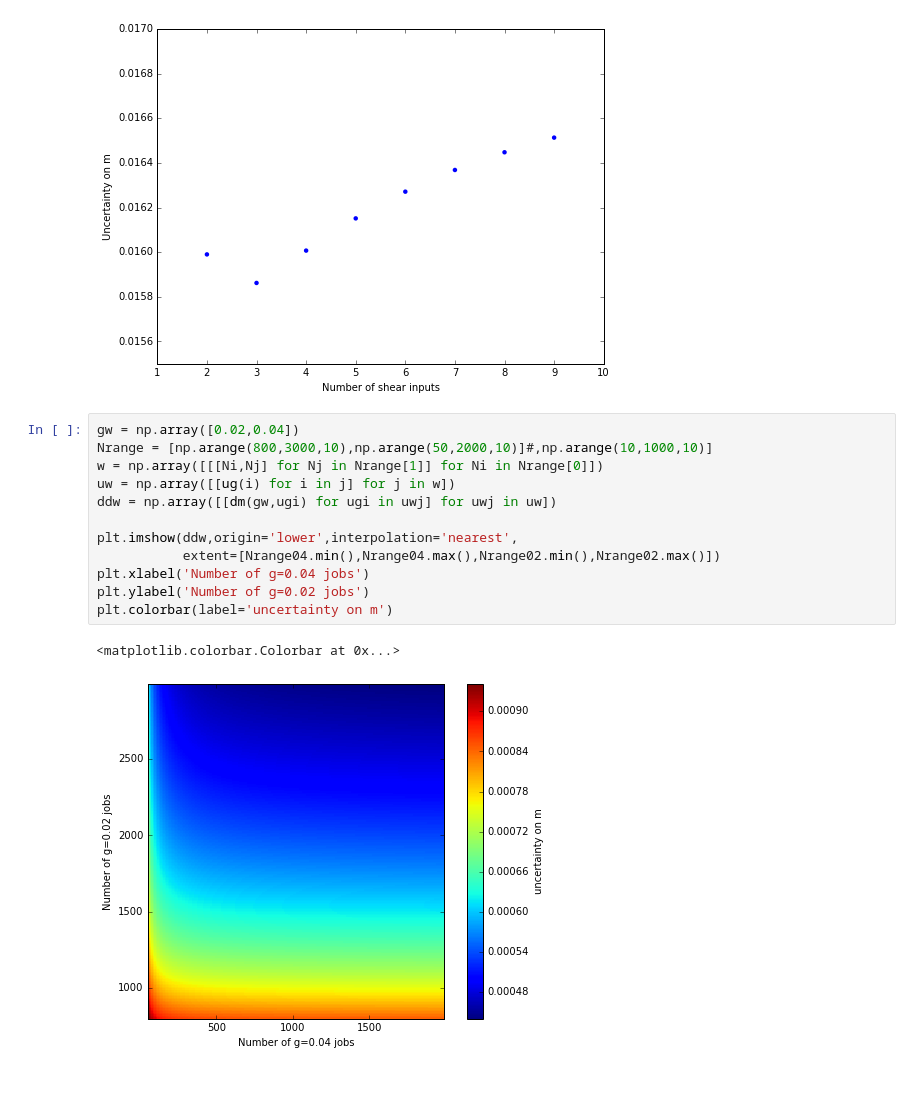
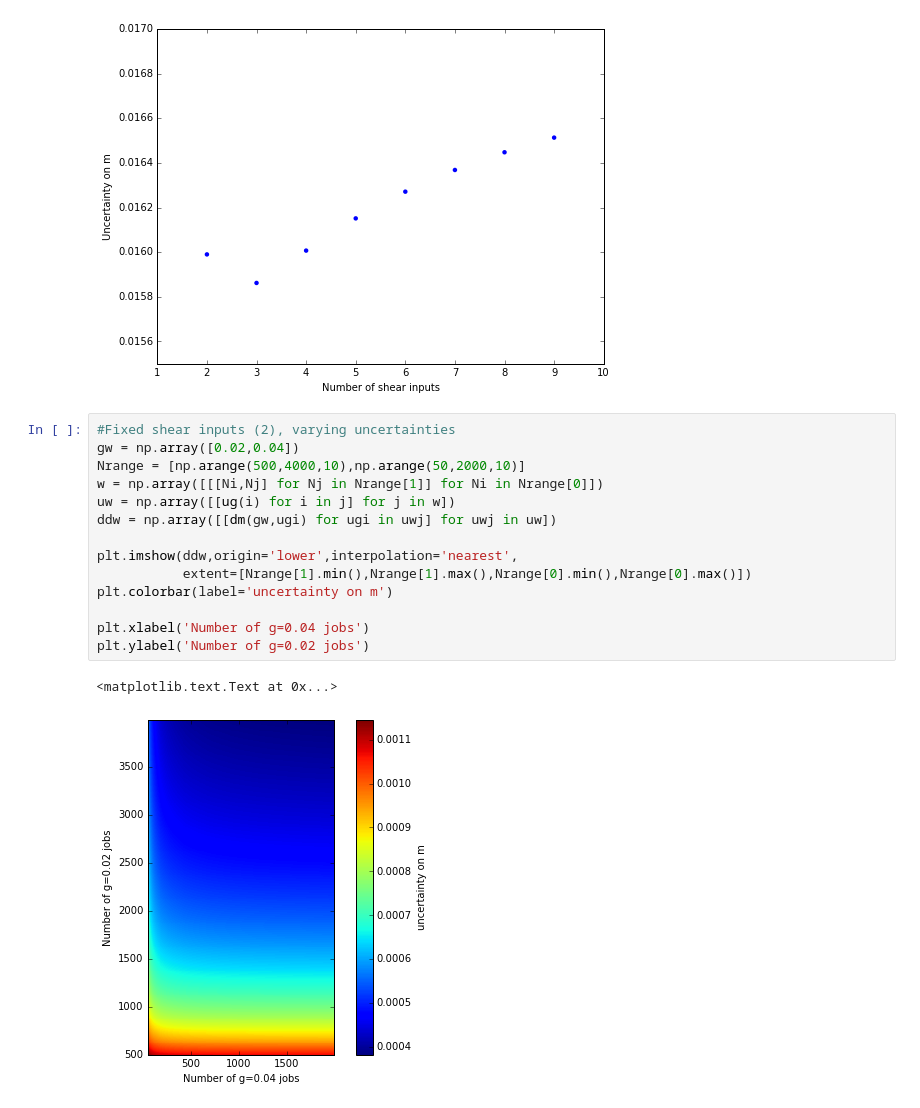
Before and after one commit to ckrawiec/workspace, a Jupyter notebook: BFD_M.ipynb, the cells around one changed output. Drawn from its saved outputs; the diff is of its cells as text.

```diff
--- a/BFD_M.ipynb
+++ b/BFD_M.ipynb
@@ -76,18 +76,20 @@ plt.show()
 # %% [output]
 [figure]
 # %%
+#Fixed shear inputs (2), varying uncertainties
 gw = np.array([0.02,0.04])
-Nrange = [np.arange(800,3000,10),np.arange(50,2000,10)]#,np.arange(10,1000,10)]
+Nrange = [np.arange(500,4000,10),np.arange(50,2000,10)]
 w = np.array([[[Ni,Nj] for Nj in Nrange[1]] for Ni in Nrange[0]])
 uw = np.array([[ug(i) for i in j] for j in w])
 ddw = np.array([[dm(gw,ugi) for ugi in uwj] for uwj in uw])
 
 plt.imshow(ddw,origin='lower',interpolation='nearest',
-           extent=[Nrange04.min(),Nrange04.max(),Nrange02.min(),Nrange02.max()])
+           extent=[Nrange[1].min(),Nrange[1].max(),Nrange[0].min(),Nrange[0].max()])
+plt.colorbar(label='uncertainty on m')
+
 plt.xlabel('Number of g=0.04 jobs')
 plt.ylabel('Number of g=0.02 jobs')
-plt.colorbar(label='uncertainty on m')
 # %% [output]
-<matplotlib.colorbar.Colorbar at 0x...>
+<matplotlib.text.Text at 0x...>
-[figure, old version]
+[figure, new version]
 # %%
```
Also changed, not shown: parts of 7 cells of this notebook.
